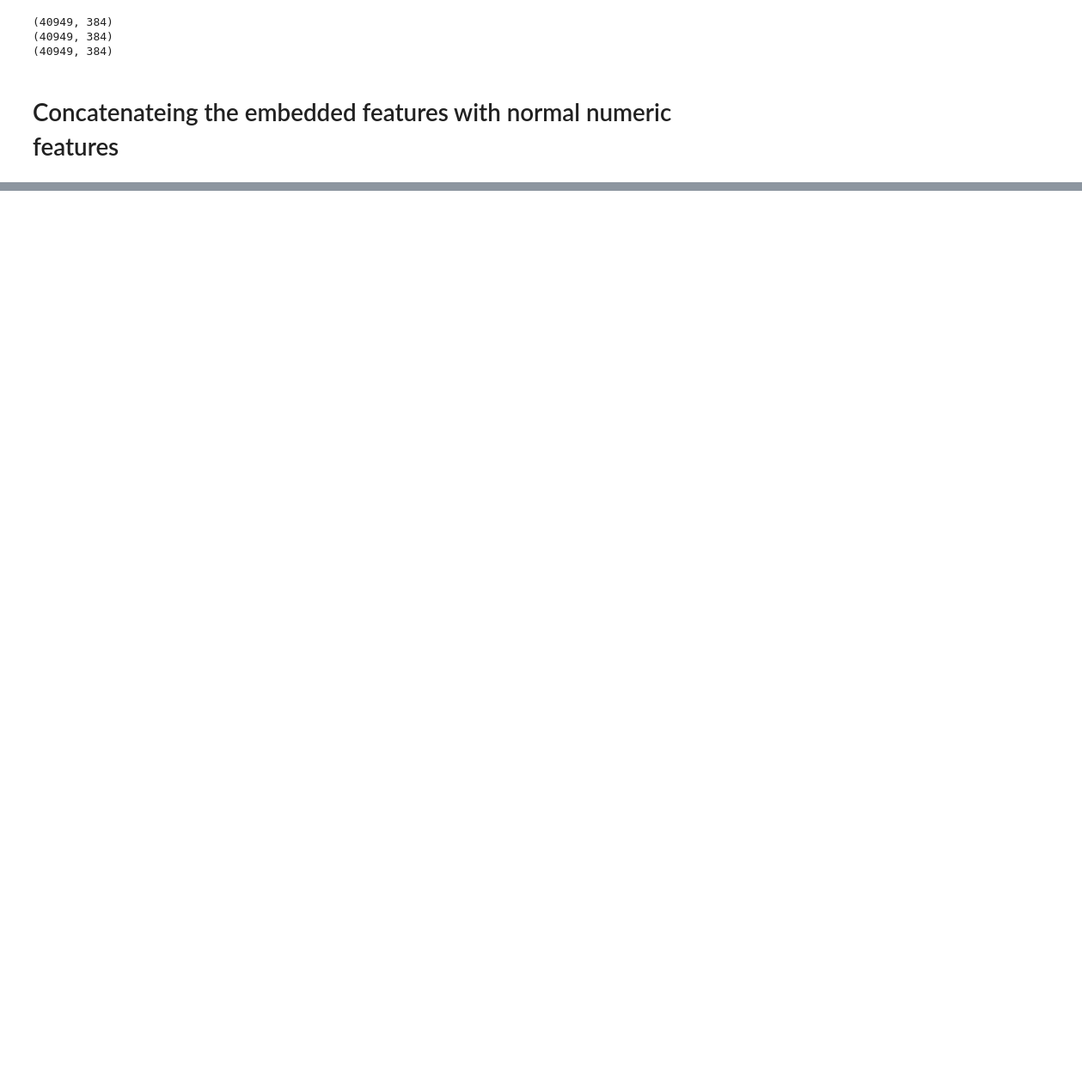
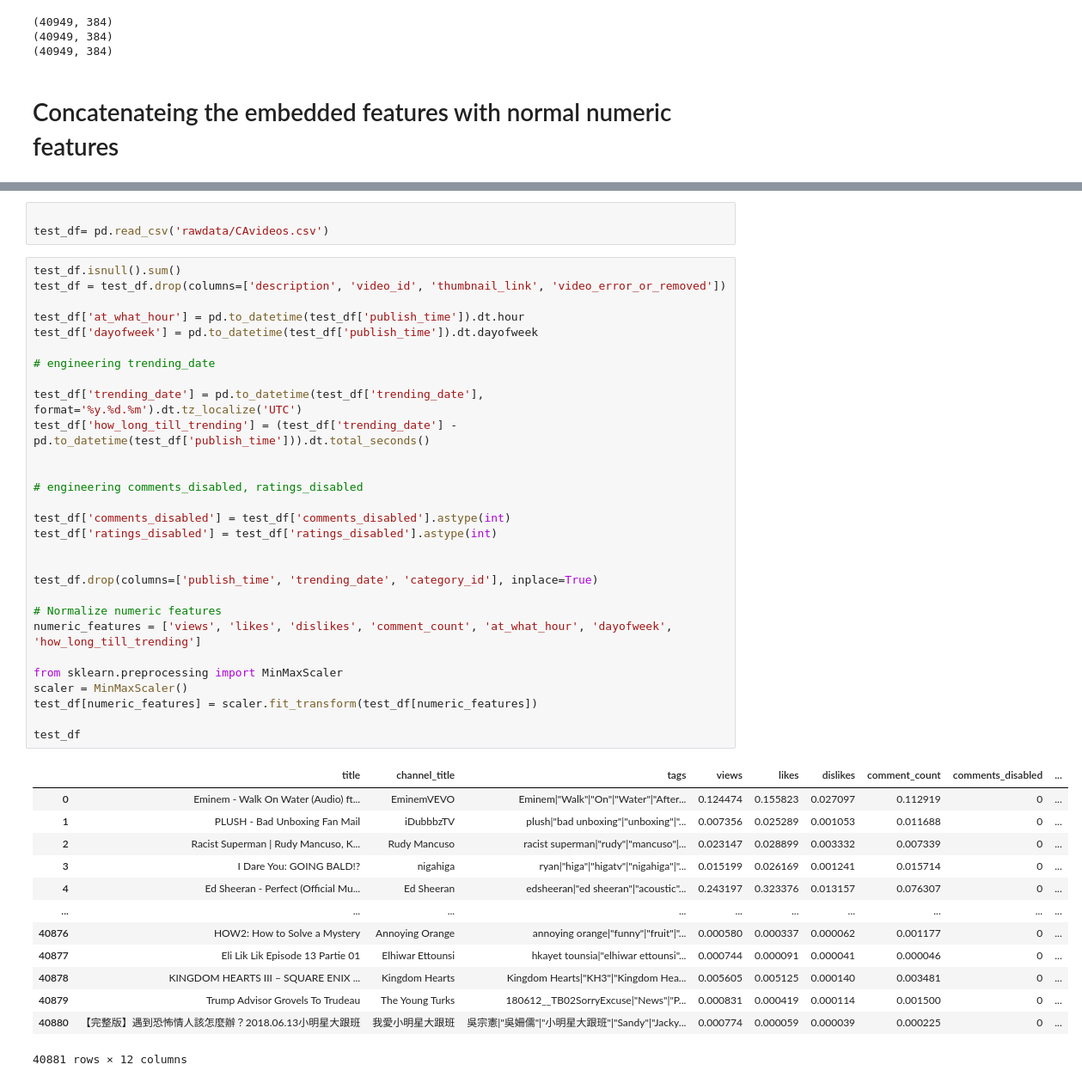
Before and after one commit to amanuelcm27/SubCancelationPrediction, a Jupyter notebook: sub.ipynb, the cells around one changed output, grey strips where cells are left out. Shown at 86% size. Drawn from its saved outputs; the diff is of its cells as text; blank space fills up the shorter version.

```diff
--- a/sub.ipynb
+++ b/sub.ipynb
@@ -138,0 +170,46 @@ Y.shape
+# %%
+
+test_df= pd.read_csv('rawdata/CAvideos.csv')
+# %%
+test_df.isnull().sum()
+test_df = test_df.drop(columns=['description', 'video_id', 'thumbnail_link', 'video_error_or_removed'])
+
+test_df['at_what_hour'] = pd.to_datetime(test_df['publish_time']).dt.hour
+test_df['dayofweek'] = pd.to_datetime(test_df['publish_time']).dt.dayofweek
+
+# engineering trending_date
+
+test_df['trending_date'] = pd.to_datetime(test_df['trending_date'], format='%y.%d.%m').dt.tz_localize('UTC')
+test_df['how_long_till_trending'] = (test_df['trending_date'] - pd.to_datetime(test_df['publish_time'])).dt.total_seconds()
+
+
+# engineering comments_disabled, ratings_disabled
+
+test_df['comments_disabled'] = test_df['comments_disabled'].astype(int)
+test_df['ratings_disabled'] = test_df['ratings_disabled'].astype(int)
+
+
+test_df.drop(columns=['publish_time', 'trending_date', 'category_id'], inplace=True)
+
+# Normalize numeric features
+numeric_features = ['views', 'likes', 'dislikes', 'comment_count', 'at_what_hour', 'dayofweek', 'how_long_till_trending']
+
+from sklearn.preprocessing import MinMaxScaler
+scaler = MinMaxScaler()
+test_df[numeric_features] = scaler.fit_transform(test_df[numeric_features])
+
+test_df
+# %% [output]
+|  | title | channel_title | tags | views | likes | dislikes | comment_count | comments_disabled | ... |
+| 0 | Eminem - Walk On Water (Audio) ft... | EminemVEVO | Eminem|"Walk"|"On"|"Water"|"After... | 0.124474 | 0.155823 | 0.027097 | 0.112919 | 0 | ... |
+| 1 | PLUSH - Bad Unboxing Fan Mail | iDubbbzTV | plush|"bad unboxing"|"unboxing"|"... | 0.007356 | 0.025289 | 0.001053 | 0.011688 | 0 | ... |
+| 2 | Racist Superman | Rudy Mancuso, K... | Rudy Mancuso | racist superman|"rudy"|"mancuso"|... | 0.023147 | 0.028899 | 0.003332 | 0.007339 | 0 | ... |
+| 3 | I Dare You: GOING BALD!? | nigahiga | ryan|"higa"|"higatv"|"nigahiga"|"... | 0.015199 | 0.026169 | 0.001241 | 0.015714 | 0 | ... |
+| 4 | Ed Sheeran - Perfect (Official Mu... | Ed Sheeran | edsheeran|"ed sheeran"|"acoustic"... | 0.243197 | 0.323376 | 0.013157 | 0.076307 | 0 | ... |
+| ... | ... | ... | ... | ... | ... | ... | ... | ... | ... |
+| 40876 | HOW2: How to Solve a Mystery | Annoying Orange | annoying orange|"funny"|"fruit"|"... | 0.000580 | 0.000337 | 0.000062 | 0.001177 | 0 | ... |
+| 40877 | Eli Lik Lik Episode 13 Partie 01 | Elhiwar Ettounsi | hkayet tounsia|"elhiwar ettounsi"... | 0.000744 | 0.000091 | 0.000041 | 0.000046 | 0 | ... |
+| 40878 | KINGDOM HEARTS III – SQUARE ENIX ... | Kingdom Hearts | Kingdom Hearts|"KH3"|"Kingdom Hea... | 0.005605 | 0.005125 | 0.000140 | 0.003481 | 0 | ... |
+| 40879 | Trump Advisor Grovels To Trudeau | The Young Turks | 180612__TB02SorryExcuse|"News"|"P... | 0.000831 | 0.000419 | 0.000114 | 0.001500 | 0 | ... |
+| 40880 | 【完整版】遇到恐怖情人該怎麼辦？2018.06.13小明星大跟班 | 我愛小明星大跟班 | 吳宗憲|"吳姍儒"|"小明星大跟班"|"Sandy"|"Jacky... | 0.000774 | 0.000059 | 0.000039 | 0.000225 | 0 | ... |
+40881 rows × 12 columns
```
Also changed, not shown: parts of 7 cells of this notebook.
